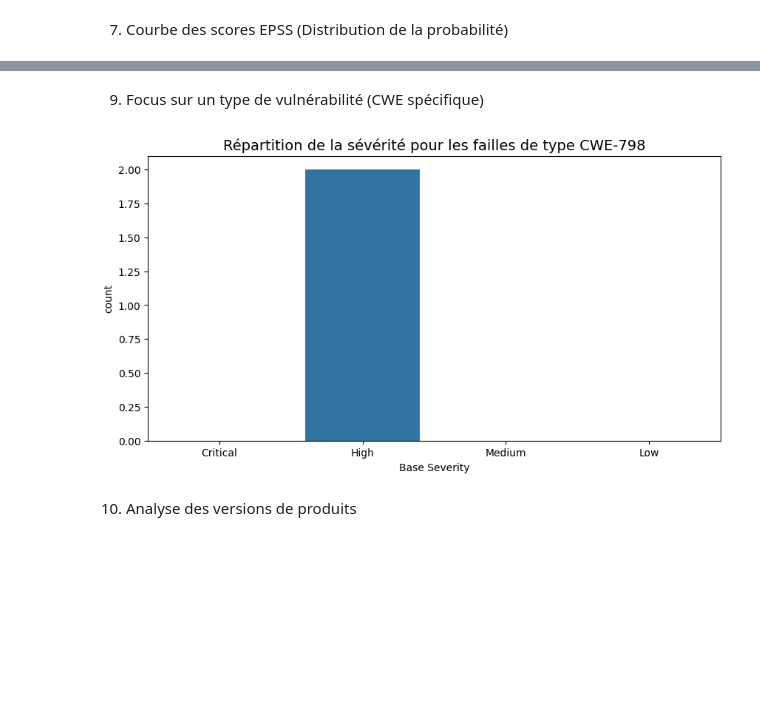
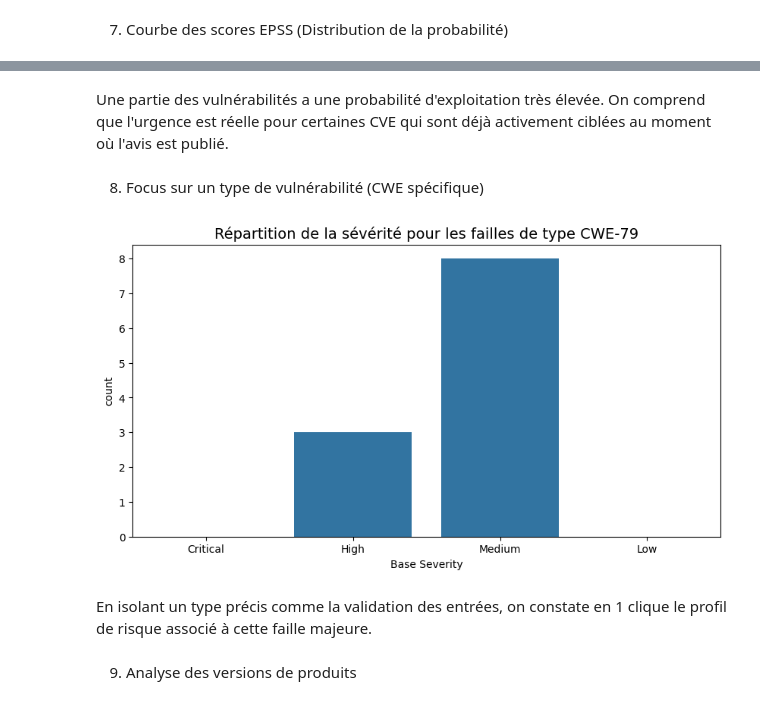
Before and after one commit to GeraudBertrand/ESILV_Python, a Jupyter notebook: src/visualisation.ipynb, the cells around one changed output, grey strips where cells are left out. Drawn from its saved outputs; the diff is of its cells as text; code cells hidden in the pictures; blank space fills up the shorter version.

```diff
--- a/src/visualisation.ipynb
+++ b/src/visualisation.ipynb
@@ -145,20 +141,24 @@ plt.show()
+# %% [markdown]
+Une partie des vulnérabilités a une probabilité d'exploitation très élevée. On comprend que l'urgence est réelle pour certaines CVE qui sont déjà activement ciblées au moment où l'avis est publié.
 # %% [markdown]
-9. Focus sur un type de vulnérabilité (CWE spécifique)
+8. Focus sur un type de vulnérabilité (CWE spécifique)
 # %%
-target_cwe = "CWE-798"
+target_cwe = "CWE-79"
 df_cwe = df[df['CWE'] == target_cwe]
 
 if not df_cwe.empty:
     plt.figure(figsize=(10, 5))
     sns.countplot(data=df_cwe, x='Base Severity', order=["Critical", "High", "Medium", "Low"])
     plt.title(f'Répartition de la sévérité pour les failles de type {target_cwe}', fontsize=14)
     plt.show()
 else:
     print(f"Aucune donnée trouvée pour {target_cwe}")
 # %% [output]
-[figure, old version]
+[figure, new version]
+# %% [markdown]
+En isolant un type précis comme la validation des entrées, on constate en 1 clique le profil de risque associé à cette faille majeure.
 # %% [markdown]
-10. Analyse des versions de produits
+9. Analyse des versions de produits
 # %%
 
 df_heat = df.dropna(subset=['CVSS', 'EPSS']).copy()
```
Also changed, not shown: parts of 22 cells of this notebook, 6 other files.
